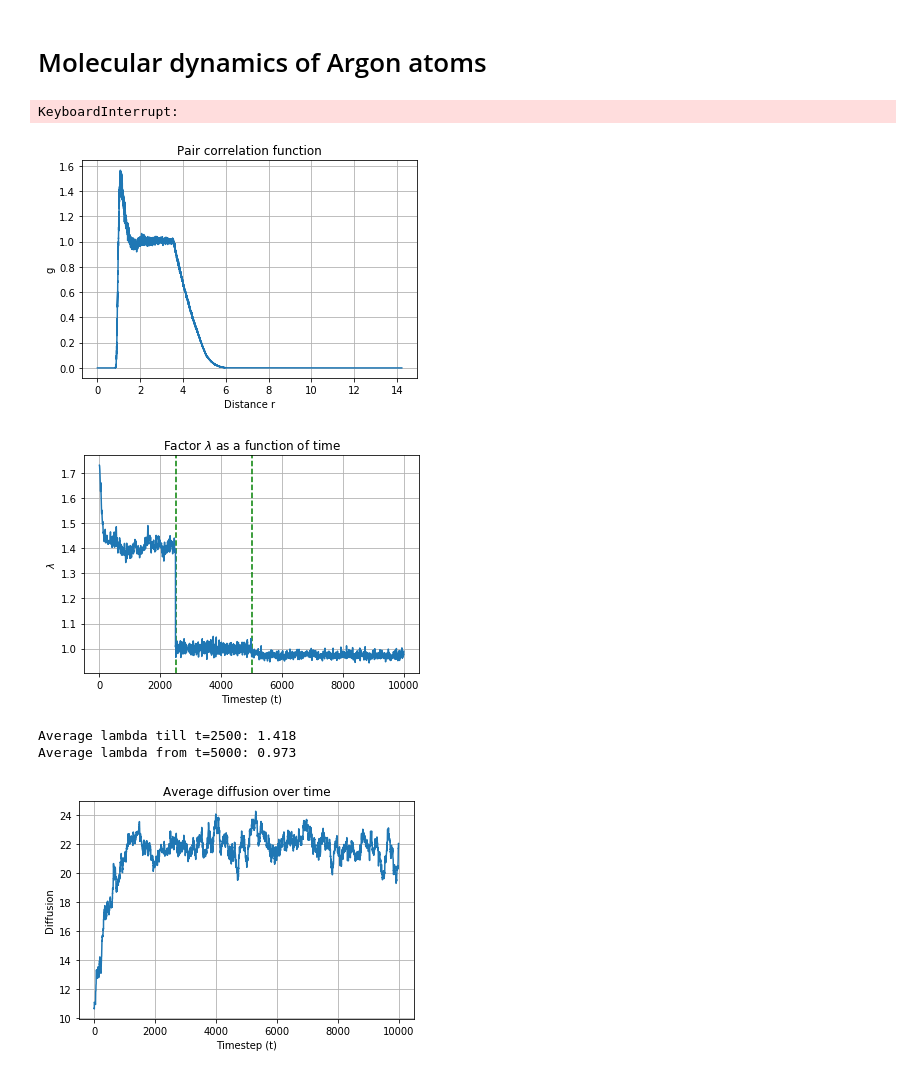
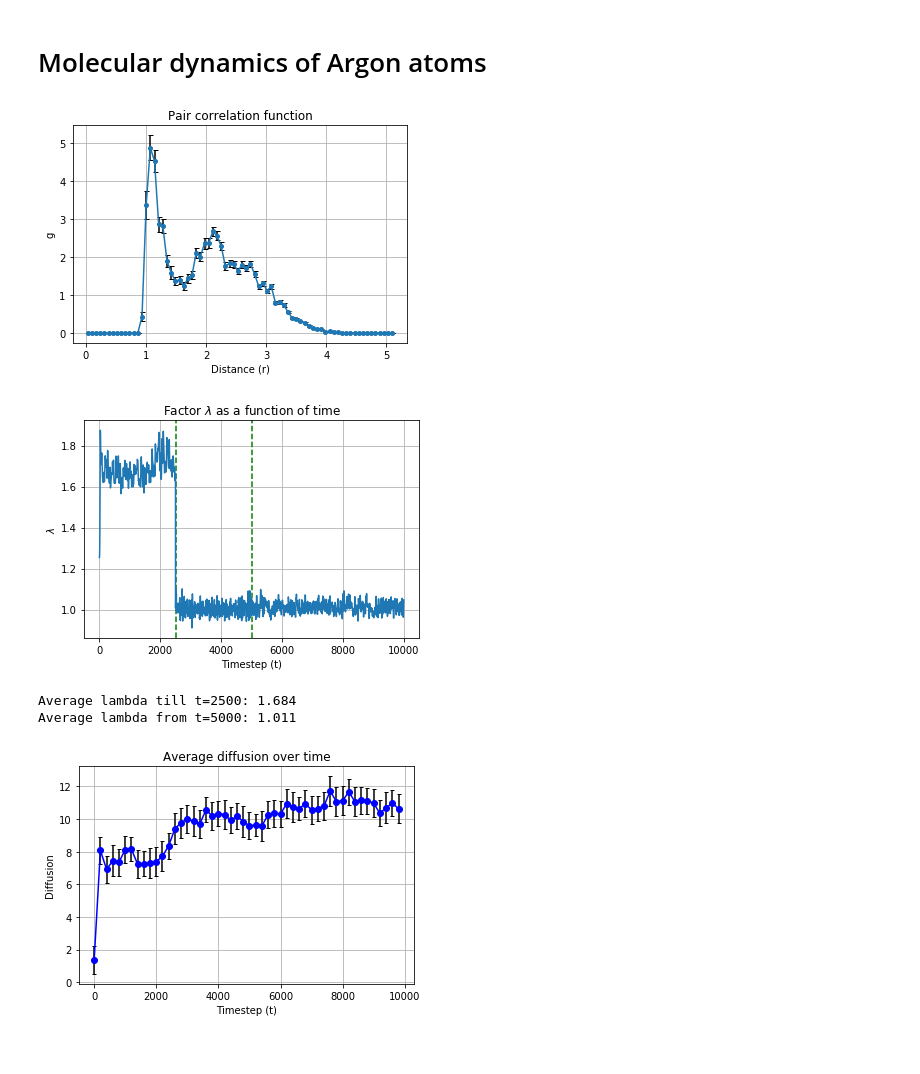
Before and after one commit to Merg3D/computational_physics_2019, a Jupyter notebook: Project1/Argon Project.ipynb, the cells around one changed output. Cells and saved outputs as stored; diff of their text form; code cells hidden in the pictures.

```diff
--- a/Project1/Argon Project.ipynb
+++ b/Project1/Argon Project.ipynb
@@ -5,7 +5,7 @@ import numpy as np
 import matplotlib.pyplot as plt
 import Functions as func
 # %%
-phase = 'gas'
+phase = 'liquid'
 
 # Set temperature (T) and density (rho)
 if phase == 'gas':
@@ -15,8 +15,8 @@ elif phase == 'liquid':
     T = 1.0
     rho = 0.8
 else:
-    T = 1.2
-    rho = 0.5
+    T = 0.5
+    rho = 1.2
 # %%
 # Initial conditions
 h = 0.004                                          # time step
@@ -100,31 +100,38 @@ for t in range(1, num_time):
         E_pot[p, t] = 0.5 * P_next
         E_tot[p, t] = E_pot[p, t] + E_kin[p, t]
         lambdas[t] = func.get_lambda(state, t, num_part, T)
-# %% [output]
-KeyboardInterrupt:
 # %%
-# Calculate pair-correlation function
-data = np.average(distances[rescaling_end:, :, :], axis=0)
-data = distances[rescaling_end:, :, :]
-dr = 0.001
-r_min = 0.0
-r_max = L * 2.0 if np.max(data) < L * 2.0 else np.max(data)
-bins = np.arange(r_min, r_max, dr)
-centers = np.linspace(bins[0] + dr / 2.0, bins[-1] - dr / 2.0, len(bins) - 1)
-hist, _ = np.histogram(data, bins)
-pair_correlation = func.pair_correlation(hist, centers, dr, L, num_part) / num_time
+# Calculate pair-correlation function by bootstrapping
+data = distances[-1, :, :]
+data = np.reshape(data, np.product(data.shape))
+N = 100
+bincount = 75
+pc_sample = np.zeros((N, bincount-1))
+
+# resample for each particle N times
+for x in range(N):
+    random_indices = np.random.sample(data.shape[0]) * data.shape[0]
+    bootstrap_data = data[random_indices.astype(int)]
+    bins = np.linspace(0.0, L, bincount)
+    dr = bins[1] - bins[0]
+    centers = np.linspace(dr / 2.0, (bins[-2] + bins[-1]) / 2.0, bincount-1)
+    hist, _ = np.histogram(bootstrap_data, bins)
+    pc_sample[x] = func.pair_correlation(hist, centers, dr, L, num_part)
+
+stddev = np.std(pc_sample, axis=0)
+average = np.average(pc_sample, axis=0)
 
 # Plot pair-correlation function
 plt.figure()
 plt.title('Pair correlation function')
-plt.plot(centers, pair_correlation)
-plt.xlabel('Distance r')
+plt.errorbar(centers, average, yerr=stddev, marker='o', markersize=4, capsize=2.5, ecolor='black', barsabove=False)
+plt.xlabel('Distance (r)')
 plt.ylabel('g')
 plt.grid()
 plt.savefig('output/{}/pair_correlation_function.png'.format(phase))
 plt.show()
 # %% [output]
-[figure, old version]
+[figure, new version]
 # %%
 # Plot lambda over time
 plt.figure()
@@ -141,28 +148,44 @@ plt.show()
 print('Average lambda till t={}: {:.3f}'.format(rescaling_time, np.average(lambdas[:rescaling_time])))
 print('Average lambda from t={}: {:.3f}'.format(rescaling_end, np.average(lambdas[rescaling_end:])))
 # %% [output]
-[figure, old version]
+[figure, new version]
-Average lambda till t=2500: 1.418
-Average lambda from t=5000: 0.973
+Average lambda till t=2500: 1.684
+Average lambda from t=5000: 1.011
 # %%
-# Calculate diffusion
-state_copy = state.copy()
+# Calculate diffusion by bootstrapping
+data = state.copy()
 for p in range(num_part):
-    state_copy[p, :, :3] = state_copy[p, :, :3] - state_copy[p, 0, :3]
+    data[p, :, :3] = data[p, :, :3] - data[p, 0, :3]
 
-diffusion = np.average(func.norm(state_copy ** 2.0, axis=2), axis=0)
+diffusion = np.average(func.norm(data ** 2.0, axis=2), axis=0)
+
+stepsize = 200
+N = 100
+data = data[:, :-1:stepsize, :]
+diffusion_sample = np.zeros((N, data.shape[1]))
+
+# resample for each timestep N times
+for t in range(data.shape[1]):
+    for x in range(N):
+        d = data[:, t, :]
+        random_indices = np.random.sample(d.shape[0]) * d.shape[0]
+        bootstrap_data = data[random_indices.astype(int), 3:]
+        diffusion_sample[x, t] = np.average(func.norm(bootstrap_data ** 2.0, axis=1))
+
+stddev = np.std(diffusion_sample, axis=0)
+average = np.average(func.norm(data ** 2.0, axis=2), axis=0)
 
 # Plot diffusion
 plt.figure()
 plt.title('Average diffusion over time')
-plt.plot(range(1, num_time), diffusion[1:])
+plt.errorbar(np.arange(data.shape[1]) * stepsize, average, yerr=stddev, c='b', marker='o', capsize=2, ecolor='black')
 plt.xlabel('Timestep (t)')
 plt.ylabel('Diffusion')
 plt.grid()
 plt.savefig('output/{}/diffusion.png'.format(phase))
 plt.show()
 # %% [output]
-[figure, old version]
+[figure, new version]
 # %%
 # Plot the potential, kinetic and total energy
 plt.title('Total energy as function of time')
```
Also changed, not shown: parts of 1 cell of this notebook, 15 other files.
